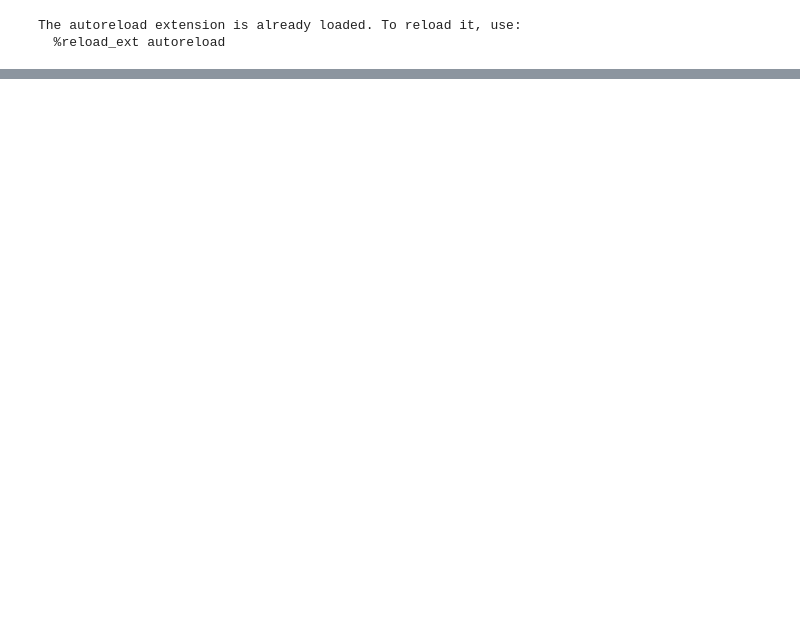
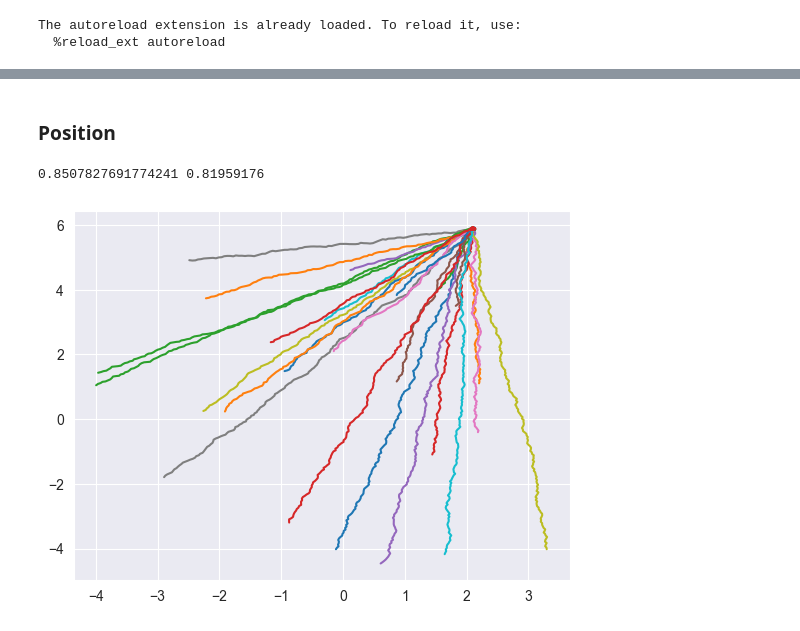
Before and after one commit to jerrymhuang/TogetherFlow, a Jupyter notebook: togetherflow/simulation_test.ipynb, the cells around one changed output, grey strips where cells are left out. Saved outputs shown, nothing was run; the diff lists cells and outputs as text; code cells hidden in the pictures; blank space fills up the shorter version.

```diff
--- a/togetherflow/simulation_test.ipynb
+++ b/togetherflow/simulation_test.ipynb
@@ -70 +103,17 @@ a.save('./../media/gif/rotation1.gif', writer=PillowWriter(fps=30))
+# %% [markdown]
+### Position
+# %%
+p_influence = position_influence(agent_pos[-1], beacon_pos[-1], noise=0.1)
+
+direction = np.arctan2(beacon_pos[-1, 1] - agent_pos[-1, 1], beacon_pos[-1, 0] - agent_pos[-1, 0])
+
+print(p_influence, direction)
+# %% [output]
+0.8507827691774241 0.81959176
+# %%
+for i in range(len(agent_pos)):
+    ext_position_sim = move_to_beacon(agent_pos[i], beacon_pos[-1], noise=1.)
+    plt.plot(ext_position_sim[:,0], ext_position_sim[:,1])
+# %% [output]
+[figure, added]
 # %%
```
Also changed, not shown: parts of 15 cells of this notebook, 7 other files.
